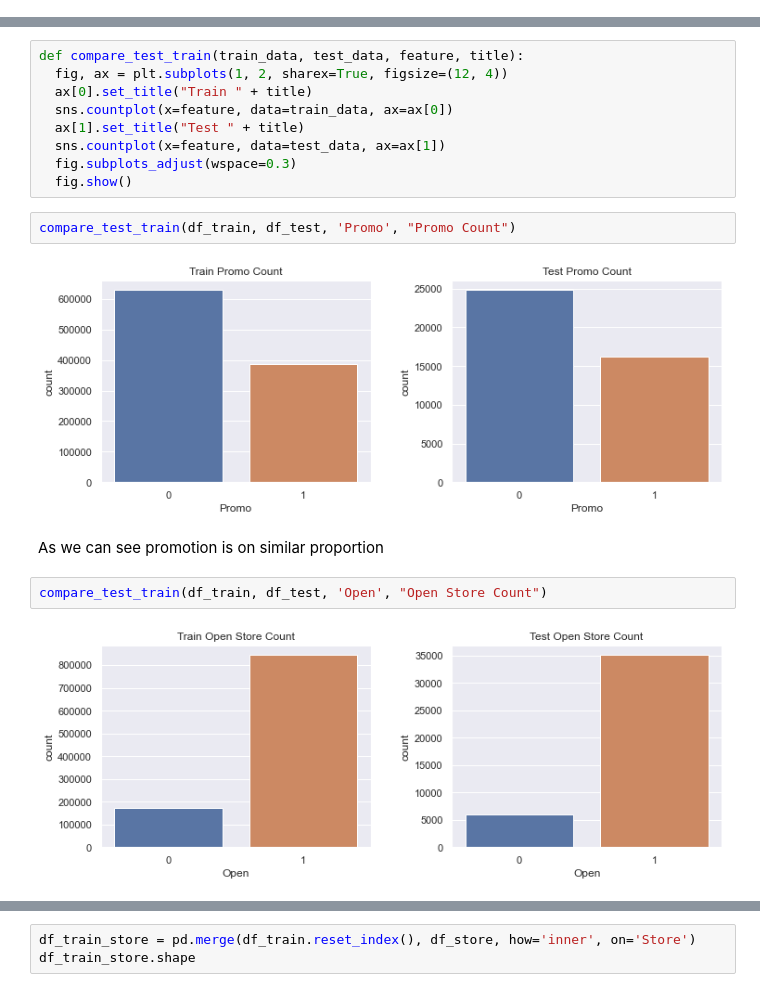
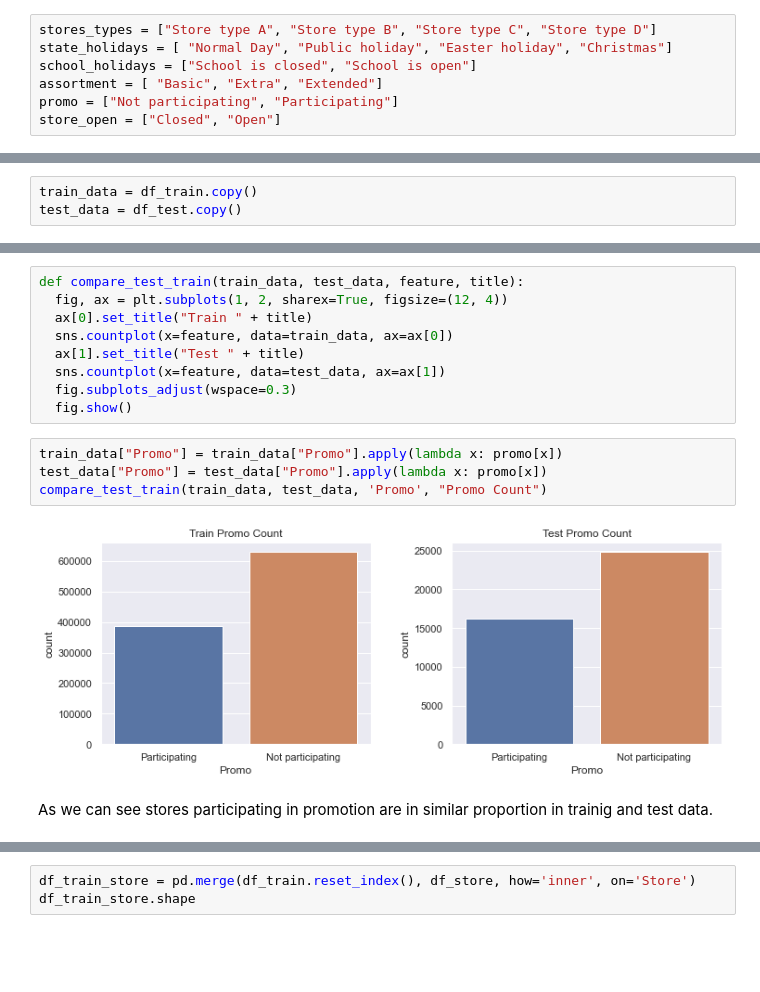
Before and after one commit to eandualem/PharmaceuticalSalesPrediction, a Jupyter notebook: notebooks/2.0 exploration.ipynb, the cells around one changed output, grey strips where cells are left out. Cells and saved outputs as stored; diff of their text form; blank space fills up the shorter version.

```diff
--- a/notebooks/2.0 exploration.ipynb
+++ b/notebooks/2.0 exploration.ipynb
@@ -124,2 +52,12 @@ df_test = dvc_helper.read_csv('../data/clean_test.csv')
+# %%
+stores_types = ["Store type A", "Store type B", "Store type C", "Store type D"]
+state_holidays = [ "Normal Day", "Public holiday", "Easter holiday", "Christmas"]
+school_holidays = ["School is closed", "School is open"]
+assortment = [ "Basic", "Extra", "Extended"]
+promo = ["Not participating", "Participating"]
+store_open = ["Closed", "Open"]
 # %% [markdown]
 ## Comparing Test and Train data
+# %%
+train_data = df_train.copy()
+test_data = df_test.copy()
@@ -132,13 +72,11 @@ def compare_test_train(train_data, test_data, feature, title):
   sns.countplot(x=feature, data=test_data, ax=ax[1])
   fig.subplots_adjust(wspace=0.3)
   fig.show()
-# %%
-compare_test_train(df_train, df_test, 'Promo', "Promo Count")
-# %% [output]
-[figure, removed]
+# %%
+train_data["Promo"] = train_data["Promo"].apply(lambda x: promo[x])
+test_data["Promo"] = test_data["Promo"].apply(lambda x: promo[x])
+compare_test_train(train_data, test_data, 'Promo', "Promo Count")
+# %% [output]
+[figure, added]
 # %% [markdown]
-As we can see promotion is on similar proportion
+As we can see stores participating in promotion are in similar proportion in trainig and test data.
-# %%
-compare_test_train(df_train, df_test, 'Open', "Open Store Count")
-# %% [output]
-[figure, removed]
```
Also changed, not shown: parts of 77 cells of this notebook, 2 other files.
